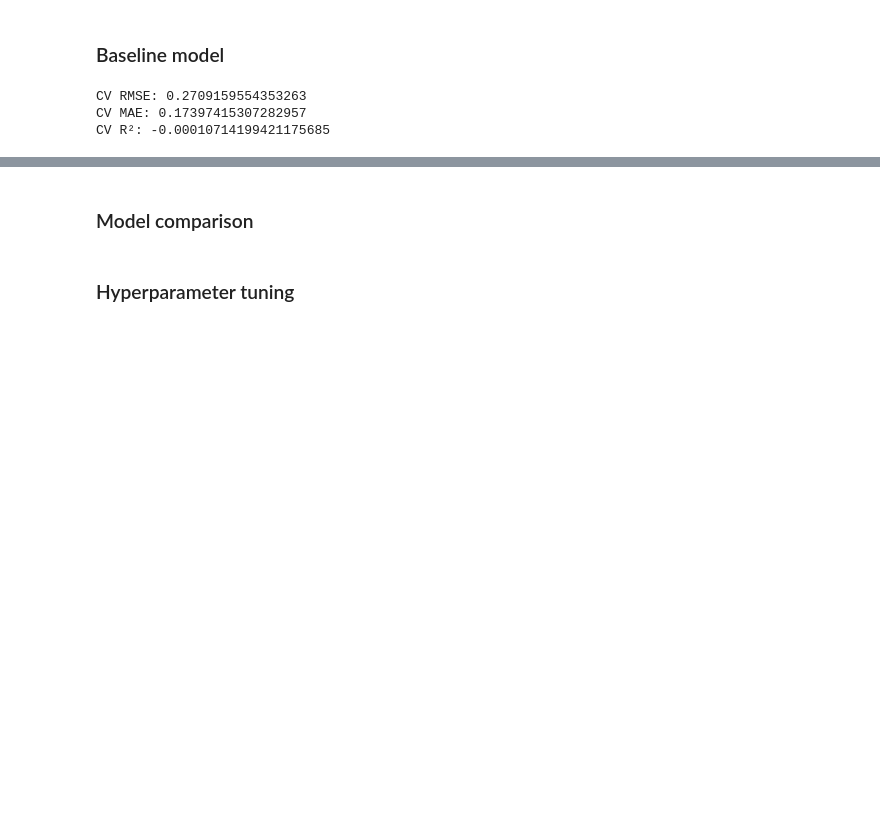
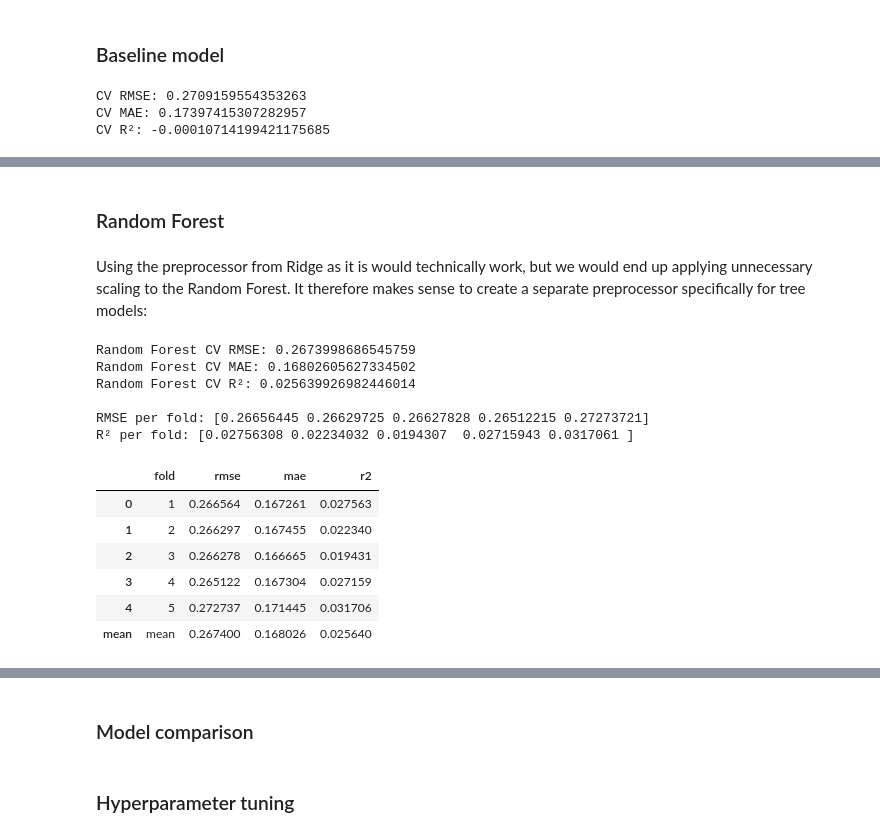
Before and after one commit to ecenurbayraktar/language_retention_predictor, a Jupyter notebook: duolingo_forgetting_prediction.ipynb, the cells around one changed output, grey strips where cells are left out. Cells and saved outputs as stored; diff of their text form; code cells hidden in the pictures; blank space fills up the shorter version.

Commit message:
RF model implemented

```diff
--- a/duolingo_forgetting_prediction.ipynb
+++ b/duolingo_forgetting_prediction.ipynb
@@ -1095,0 +1147,4 @@ CV R²: -0.00010714199421175685
+# %% [markdown]
+### Random Forest
+# %% [markdown]
+Using the preprocessor from Ridge as it is would technically work, but we would end up applying unnecessary scaling to the Random Forest. It therefore makes sense to create a separate preprocessor specifically for tree models:
@@ -1095,0 +1179,58 @@ CV R²: -0.00010714199421175685
+# %%
+rf_scores = cross_validate(
+    rf_pipeline,
+    X_train,
+    y_train,
+    groups=groups_train,
+    cv=group_cv,
+    scoring={
+        "rmse": "neg_root_mean_squared_error",
+        "mae": "neg_mean_absolute_error",
+        "r2": "r2"
+    },
+    n_jobs=1
+)
+
+rf_rmse = -rf_scores["test_rmse"].mean()
+rf_mae = -rf_scores["test_mae"].mean()
+rf_r2 = rf_scores["test_r2"].mean()
+
+print("Random Forest CV RMSE:", rf_rmse)
+print("Random Forest CV MAE:", rf_mae)
+print("Random Forest CV R²:", rf_r2)
+
+print("\nRMSE per fold:", -rf_scores["test_rmse"])
+print("R² per fold:", rf_scores["test_r2"])
+# %% [output]
+Random Forest CV RMSE: 0.2673998686545759
+Random Forest CV MAE: 0.16802605627334502
+Random Forest CV R²: 0.025639926982446014
+
+RMSE per fold: [0.26656445 0.26629725 0.26627828 0.26512215 0.27273721]
+R² per fold: [0.02756308 0.02234032 0.0194307  0.02715943 0.0317061 ]
+# %%
+import pandas as pd
+
+rf_results_df = pd.DataFrame({
+    "fold": [1, 2, 3, 4, 5],
+    "rmse": -rf_scores["test_rmse"],
+    "mae": -rf_scores["test_mae"],
+    "r2": rf_scores["test_r2"]
+})
+
+rf_results_df.loc["mean"] = [
+    "mean",
+    rf_results_df["rmse"].mean(),
+    rf_results_df["mae"].mean(),
+    rf_results_df["r2"].mean()
+]
+
+rf_results_df
+# %% [output]
+|  | fold | rmse | mae | r2 |
+| 0 | 1 | 0.266564 | 0.167261 | 0.027563 |
+| 1 | 2 | 0.266297 | 0.167455 | 0.022340 |
+| 2 | 3 | 0.266278 | 0.166665 | 0.019431 |
+| 3 | 4 | 0.265122 | 0.167304 | 0.027159 |
+| 4 | 5 | 0.272737 | 0.171445 | 0.031706 |
+| mean | mean | 0.267400 | 0.168026 | 0.025640 |
```
Also changed, not shown: parts of 10 cells of this notebook.
